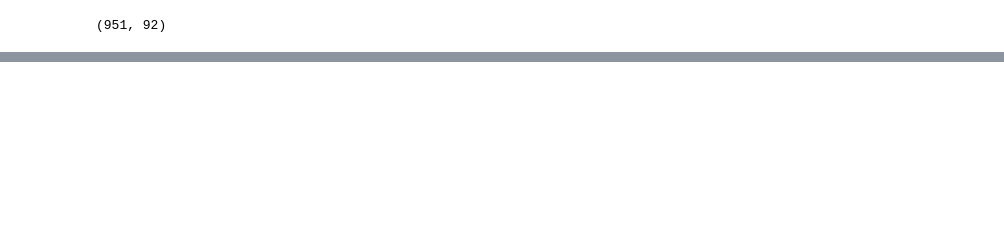
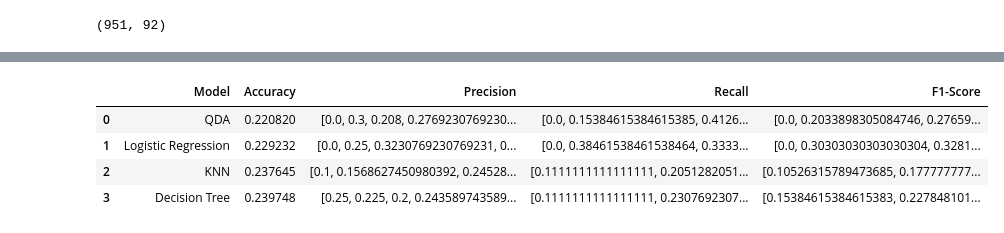
Before and after one commit to VitoriaMathias/mo436_state_of_data, a Jupyter notebook: modeling/modeling.ipynb, the cells around one changed output, grey strips where cells are left out. Drawn from its saved outputs; the diff is of its cells as text; code cells hidden in the pictures; blank space fills up the shorter version.

```diff
--- a/modeling/modeling.ipynb
+++ b/modeling/modeling.ipynb
@@ -302,0 +333,51 @@ print(X_test.shape)
+# %%
+# Standardizing the pca transformed data
+
+scaler = StandardScaler()
+X_train_pca_scaled = scaler.fit_transform(X_train_pca)
+X_test_pca_scaled = scaler.transform(X_test_pca)
+
+# Logistic Regression
+logistic_regression_pca_scaled = LogisticRegression(max_iter=1000)
+logistic_regression_pca_scaled.fit(X_train_pca_scaled, y_train)
+
+# KNN
+knn_pca_scaled = KNeighborsClassifier(n_neighbors=5)
+knn_pca_scaled.fit(X_train_pca_scaled, y_train)
+
+# Decision Tree
+decision_tree_pca_scaled = DecisionTreeClassifier()
+decision_tree_pca_scaled.fit(X_train_pca_scaled, y_train)
+
+# Fit the QDA model with the balanced dataset
+qda_pca_scaled = QuadraticDiscriminantAnalysis()
+qda_pca_scaled.fit(X_train_pca_scaled, y_train)
+
+models_pca_scaled = {
+    'QDA': qda_pca_scaled,
+    'Logistic Regression': logistic_regression_pca_scaled,
+    'KNN': knn_pca_scaled,
+    'Decision Tree': decision_tree_pca_scaled
+}
+
+results_pca_scaled = []
+
+for model_name, model in models_pca_scaled.items():
+    y_pred = model.predict(X_test_pca_scaled)
+    accuracy = accuracy_score(y_test, y_pred)
+    precision = precision_score(y_test, y_pred, average=None, zero_division=0)
+    recall = recall_score(y_test, y_pred, average=None, zero_division=0)
+    f1 = f1_score(y_test, y_pred, average=None, zero_division=0)
+    results_pca_scaled.append([model_name, accuracy, precision, recall, f1])
+
+# Store the results in a DataFrame
+
+results_pca_scaled_df = pd.DataFrame(results_pca_scaled, columns=['Model', 'Accuracy', 'Precision', 'Recall', 'F1-Score'])
+# %%
+results_pca_scaled_df
+# %% [output]
+|  | Model | Accuracy | Precision | Recall | F1-Score |
+| 0 | QDA | 0.220820 | [0.0, 0.3, 0.208, 0.2769230769230... | [0.0, 0.15384615384615385, 0.4126... | [0.0, 0.2033898305084746, 0.27659... |
+| 1 | Logistic Regression | 0.229232 | [0.0, 0.25, 0.3230769230769231, 0... | [0.0, 0.38461538461538464, 0.3333... | [0.0, 0.30303030303030304, 0.3281... |
+| 2 | KNN | 0.237645 | [0.1, 0.1568627450980392, 0.24528... | [0.1111111111111111, 0.2051282051... | [0.10526315789473685, 0.177777777... |
+| 3 | Decision Tree | 0.239748 | [0.25, 0.225, 0.2, 0.243589743589... | [0.1111111111111111, 0.2307692307... | [0.15384615384615383, 0.227848101... |
```
Also changed, not shown: parts of 4 cells of this notebook.
